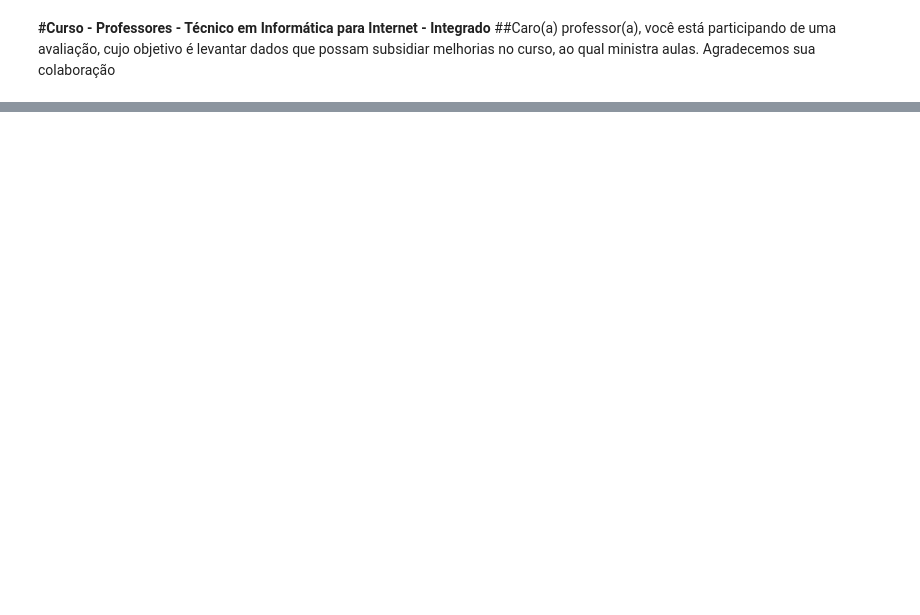
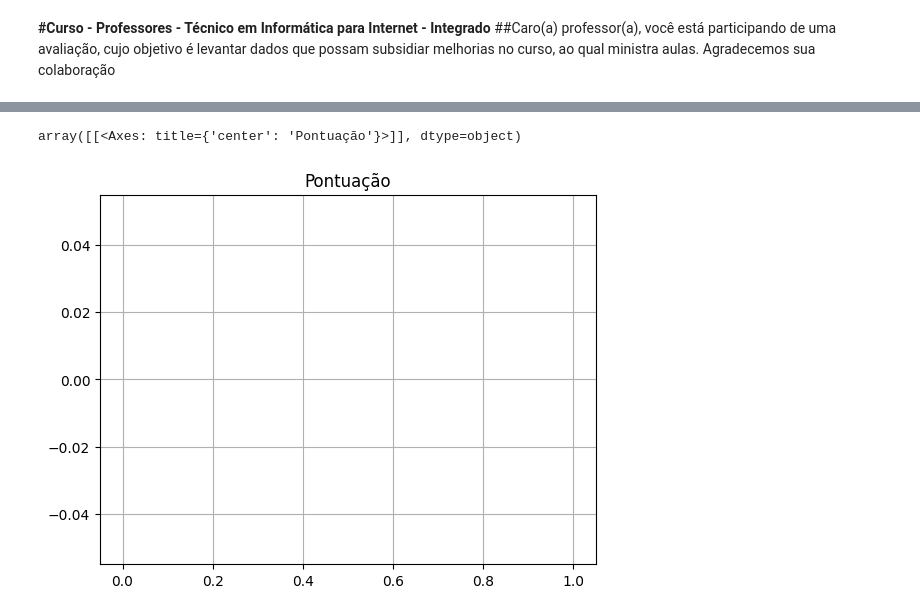
Before and after one commit to MyllenaGula/Python, a Jupyter notebook: untitled2.ipynb, the cells around one changed output, grey strips where cells are left out. Saved outputs shown, nothing was run; the diff lists cells and outputs as text; code cells hidden in the pictures; blank space fills up the shorter version.

```diff
--- a/untitled2.ipynb
+++ b/untitled2.ipynb
@@ -12,3 +9,6 @@ dados = pd.read_csv("cole-aqui-o-link-do-arquivo-csv")
+# %%
+
+dados = pd.read_csv("https://docs.google.com/spreadsheets/d/e/2PACX-1vQo0uYva9ycvDp0owZ3DAdzLFtucJ7pLFeeVeUOGrbe5WNuc-sFm1tuaf-iTL_Q_q32XGw238mXswy1/pub?gid=2012010921&single=true&output=csv")
 # %%
 
 dados
@@ -14,0 +28,5 @@ dados
+# %%
+dados.hist()
+# %% [output]
+array([[<Axes: title={'center': 'Pontuação'}>]], dtype=object)
+[figure, added]
```
Also changed, not shown: parts of 10 cells of this notebook.
